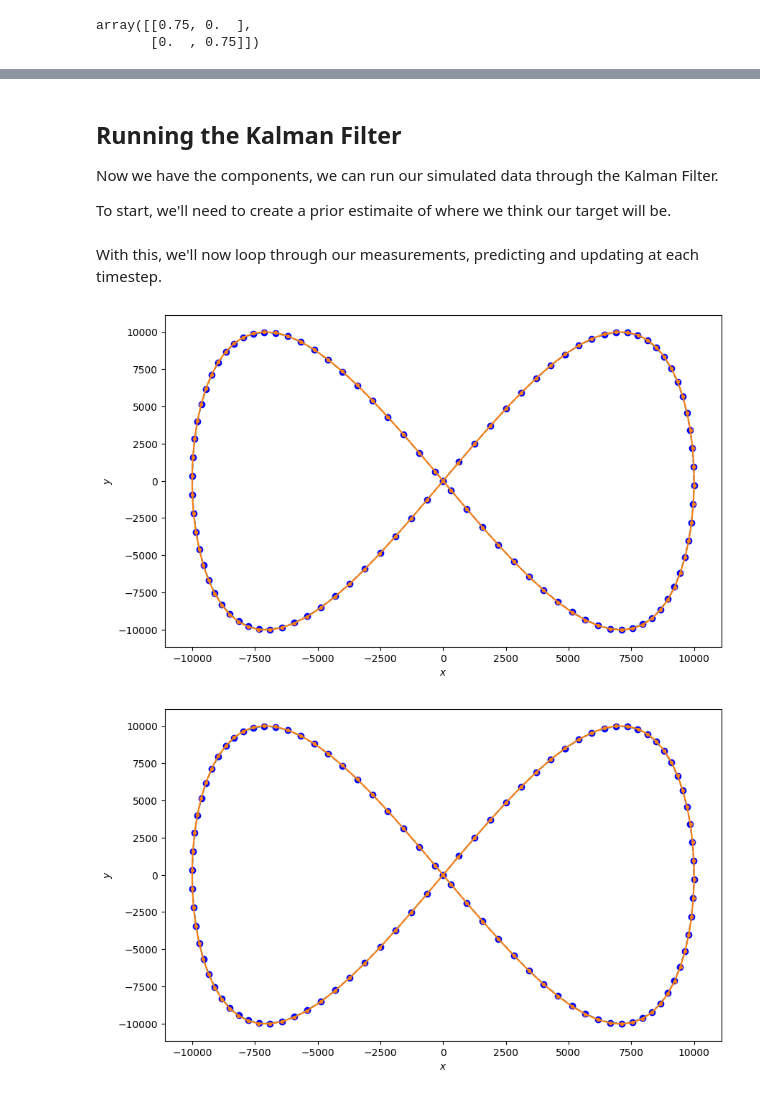
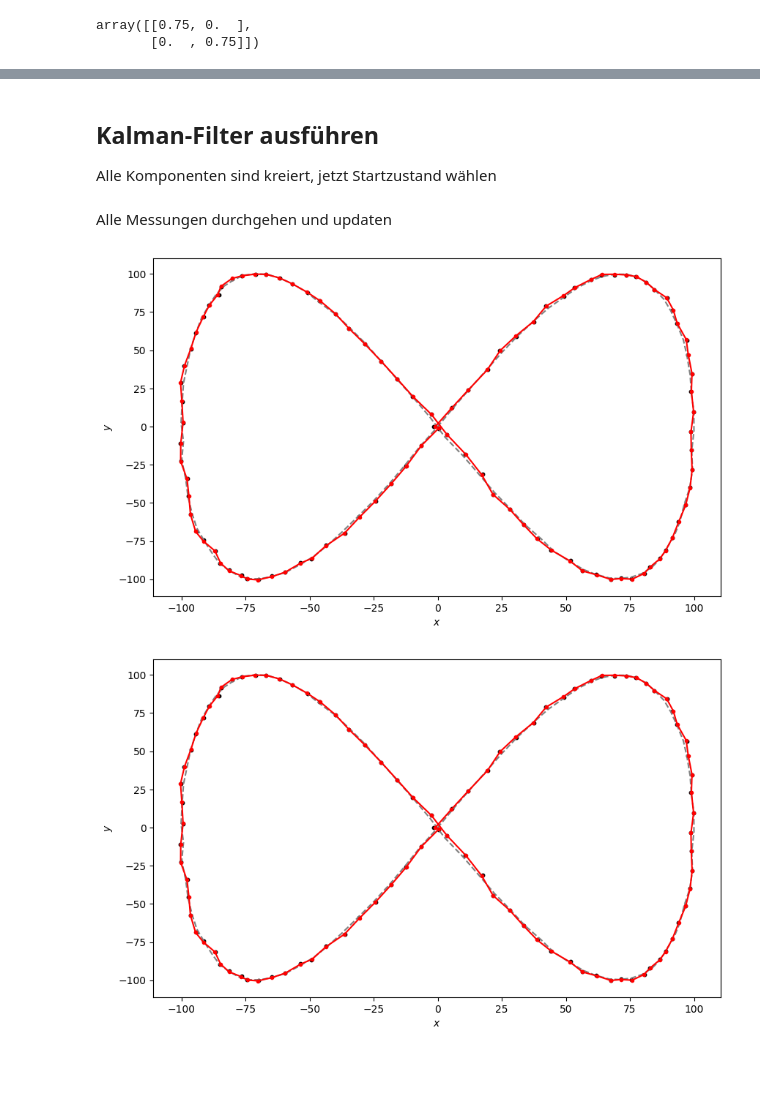
Before and after one commit to mooriicee/stonesoupFKIE, a Jupyter notebook: tests.ipynb, the cells around one changed output, grey strips where cells are left out. Saved outputs shown, nothing was run; the diff lists cells and outputs as text; code cells hidden in the pictures; blank space fills up the shorter version.

```diff
--- a/tests.ipynb
+++ b/tests.ipynb
@@ -12,8 +11,8 @@ import numpy as np
 # %% [markdown]
 <h2 align="center"> Erstellen der Ausgabe </h2>
 # %%
-velocity = 300.0
-acceleration = 9.0
+velocity = 3.0
+acceleration = 0.09
 omega = acceleration / ( 2 * velocity)
 A = (velocity**2) / acceleration
 # %%
@@ -132,36 +120,34 @@ With this model, we can now build a Kalman Updater object, which we'll use to up
 # %%
 from stonesoup.updater.kalman import KalmanUpdater
 updater = KalmanUpdater(measurement_model)
-# %% [markdown]
-Running the Kalman Filter
---------------------------
-Now we have the components, we can run our simulated data through the Kalman Filter.
-
-To start, we'll need to create a prior estimaite of where we think our target will be.
+# %% [markdown]
+Kalman-Filter ausführen
+-----------------------
+Alle Komponenten sind kreiert, jetzt Startzustand wählen
 # %%
 from stonesoup.types.state import GaussianState
 prior = GaussianState([[0], [1], [0], [1]], np.diag([1.5, 0.5, 1.5, 0.5]), timestamp=start_time)
-# %% [markdown]
-With this, we'll now loop through our measurements, predicting and updating at each timestep.
+# %% [markdown]
+Alle Messungen durchgehen und updaten
 # %%
 from stonesoup.types.hypothesis import SingleHypothesis
 from stonesoup.types.track import Track
 
 track = Track()
 for measurement in measurements:
     prediction = predictor.predict(prior, timestamp=measurement.timestamp)
     hypothesis = SingleHypothesis(prediction, measurement) # Used to group a prediction and measurement together
     post = updater.update(hypothesis)
     track.append(post)
     prior = track[-1]
 
 # Plot the resulting track
 ax.plot([state.state_vector[0, 0] for state in track],
         [state.state_vector[2, 0] for state in track],
-        marker=".")
+        marker=".", color = "red")
 figure
 # %% [output]
-[figure, old version]
+[figure, new version]
 # %%
 from matplotlib.patches import Ellipse
 for state in track:
@@ -175,4 +161,4 @@ for state in track:
     ax.add_artist(ellipse)
 figure
 # %% [output]
-[figure, old version]
+[figure, new version]
```
Also changed, not shown: parts of 13 cells of this notebook.
